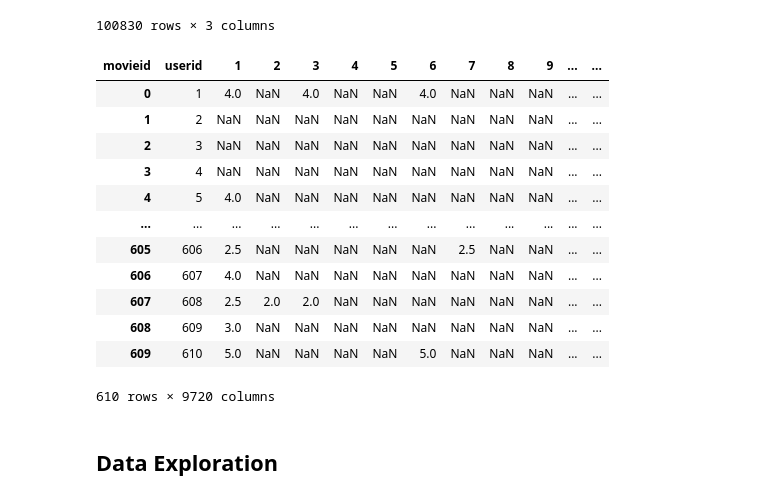
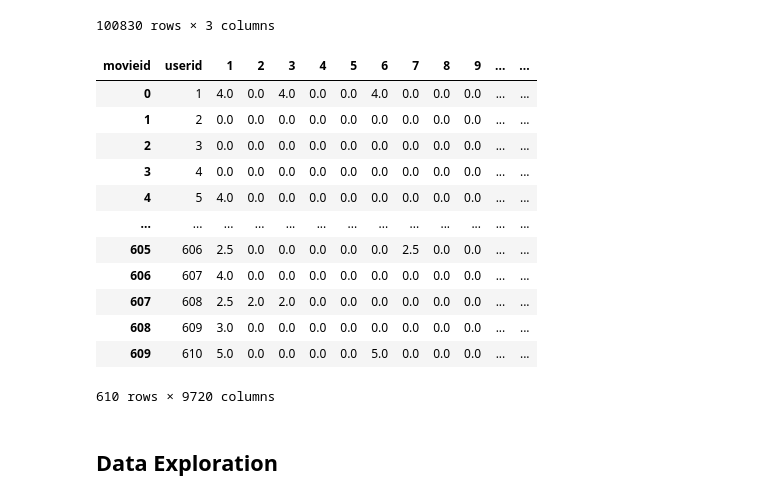
Before and after one commit to willmbennett/movie_rec_sys, a Jupyter notebook: index.ipynb, the cells around one changed output. Drawn from its saved outputs; the diff is of its cells as text; code cells hidden in the pictures.

```diff
--- a/index.ipynb
+++ b/index.ipynb
@@ -137,7 +137,7 @@ df_movies_clean
 # %% [markdown]
 We only need to keep movies with ratings
 # %%
-df_movies_clean = df_movies_clean[df_movies_clean['movieid'].isin(df_ratings.movieid)].reset_index(drop=True)
+# df_movies_clean = df_movies_clean[df_movies_clean['movieid'].isin(df_ratings.movieid)].reset_index(drop=True)
 df_movies_clean
 # %% [output]
 |  | movieid | title | (no genres listed) | Action | Adventure | Animation | Children | Comedy | Crime | ... |
@@ -336,21 +336,21 @@ df_ratings_clean
 | 100829 | 610 | 170875 | 3.0 |
 100830 rows × 3 columns
 # %%
-df_ratings_clean = df_ratings_clean.pivot(index='userid', columns='movieid', values='rating').reset_index()
+df_ratings_clean = df_ratings_clean.pivot(index='userid', columns='movieid', values='rating').reset_index().fillna(0)
 df_ratings_clean
 # %% [output]
 | movieid | userid | 1 | 2 | 3 | 4 | 5 | 6 | 7 | 8 | 9 | ... | ... |
-| 0 | 1 | 4.0 | NaN | 4.0 | NaN | NaN | 4.0 | NaN | NaN | NaN | ... | ... |
-| 1 | 2 | NaN | NaN | NaN | NaN | NaN | NaN | NaN | NaN | NaN | ... | ... |
-| 2 | 3 | NaN | NaN | NaN | NaN | NaN | NaN | NaN | NaN | NaN | ... | ... |
-| 3 | 4 | NaN | NaN | NaN | NaN | NaN | NaN | NaN | NaN | NaN | ... | ... |
-| 4 | 5 | 4.0 | NaN | NaN | NaN | NaN | NaN | NaN | NaN | NaN | ... | ... |
+| 0 | 1 | 4.0 | 0.0 | 4.0 | 0.0 | 0.0 | 4.0 | 0.0 | 0.0 | 0.0 | ... | ... |
+| 1 | 2 | 0.0 | 0.0 | 0.0 | 0.0 | 0.0 | 0.0 | 0.0 | 0.0 | 0.0 | ... | ... |
+| 2 | 3 | 0.0 | 0.0 | 0.0 | 0.0 | 0.0 | 0.0 | 0.0 | 0.0 | 0.0 | ... | ... |
+| 3 | 4 | 0.0 | 0.0 | 0.0 | 0.0 | 0.0 | 0.0 | 0.0 | 0.0 | 0.0 | ... | ... |
+| 4 | 5 | 4.0 | 0.0 | 0.0 | 0.0 | 0.0 | 0.0 | 0.0 | 0.0 | 0.0 | ... | ... |
 | ... | ... | ... | ... | ... | ... | ... | ... | ... | ... | ... | ... | ... |
-| 605 | 606 | 2.5 | NaN | NaN | NaN | NaN | NaN | 2.5 | NaN | NaN | ... | ... |
-| 606 | 607 | 4.0 | NaN | NaN | NaN | NaN | NaN | NaN | NaN | NaN | ... | ... |
-| 607 | 608 | 2.5 | 2.0 | 2.0 | NaN | NaN | NaN | NaN | NaN | NaN | ... | ... |
-| 608 | 609 | 3.0 | NaN | NaN | NaN | NaN | NaN | NaN | NaN | NaN | ... | ... |
-| 609 | 610 | 5.0 | NaN | NaN | NaN | NaN | 5.0 | NaN | NaN | NaN | ... | ... |
+| 605 | 606 | 2.5 | 0.0 | 0.0 | 0.0 | 0.0 | 0.0 | 2.5 | 0.0 | 0.0 | ... | ... |
+| 606 | 607 | 4.0 | 0.0 | 0.0 | 0.0 | 0.0 | 0.0 | 0.0 | 0.0 | 0.0 | ... | ... |
+| 607 | 608 | 2.5 | 2.0 | 2.0 | 0.0 | 0.0 | 0.0 | 0.0 | 0.0 | 0.0 | ... | ... |
+| 608 | 609 | 3.0 | 0.0 | 0.0 | 0.0 | 0.0 | 0.0 | 0.0 | 0.0 | 0.0 | ... | ... |
+| 609 | 610 | 5.0 | 0.0 | 0.0 | 0.0 | 0.0 | 5.0 | 0.0 | 0.0 | 0.0 | ... | ... |
 610 rows × 9720 columns
 # %% [markdown]
 ## Data Exploration
```
Also changed, not shown: parts of 46 cells of this notebook.
